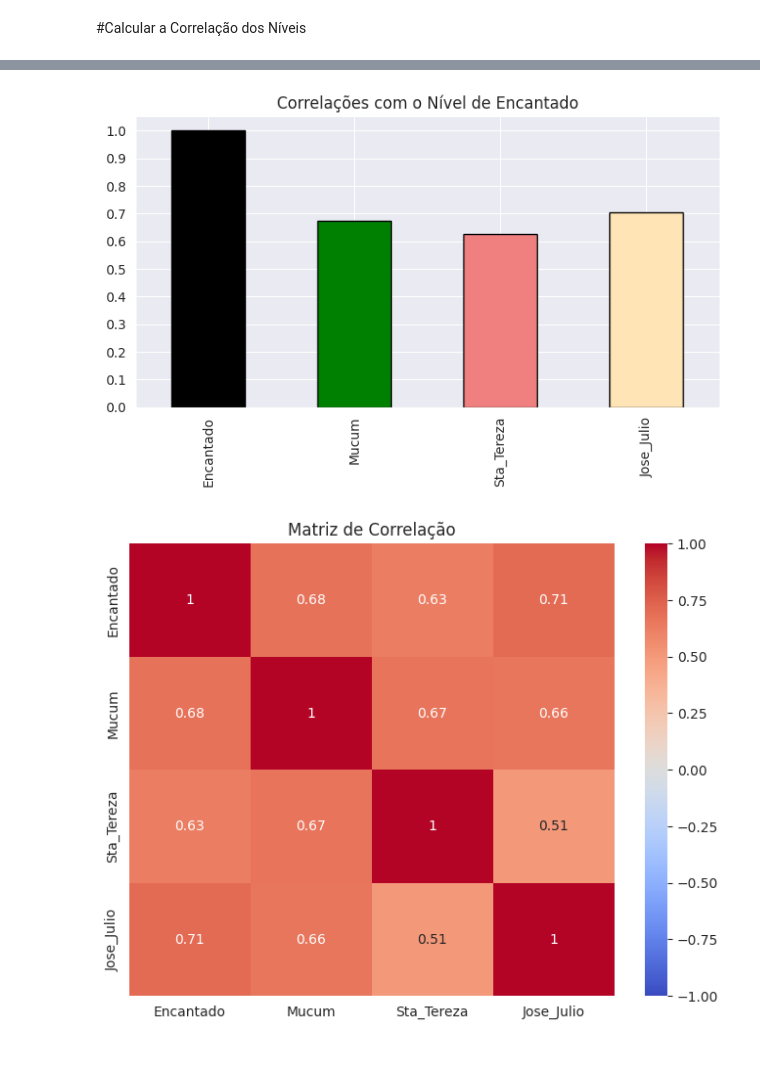
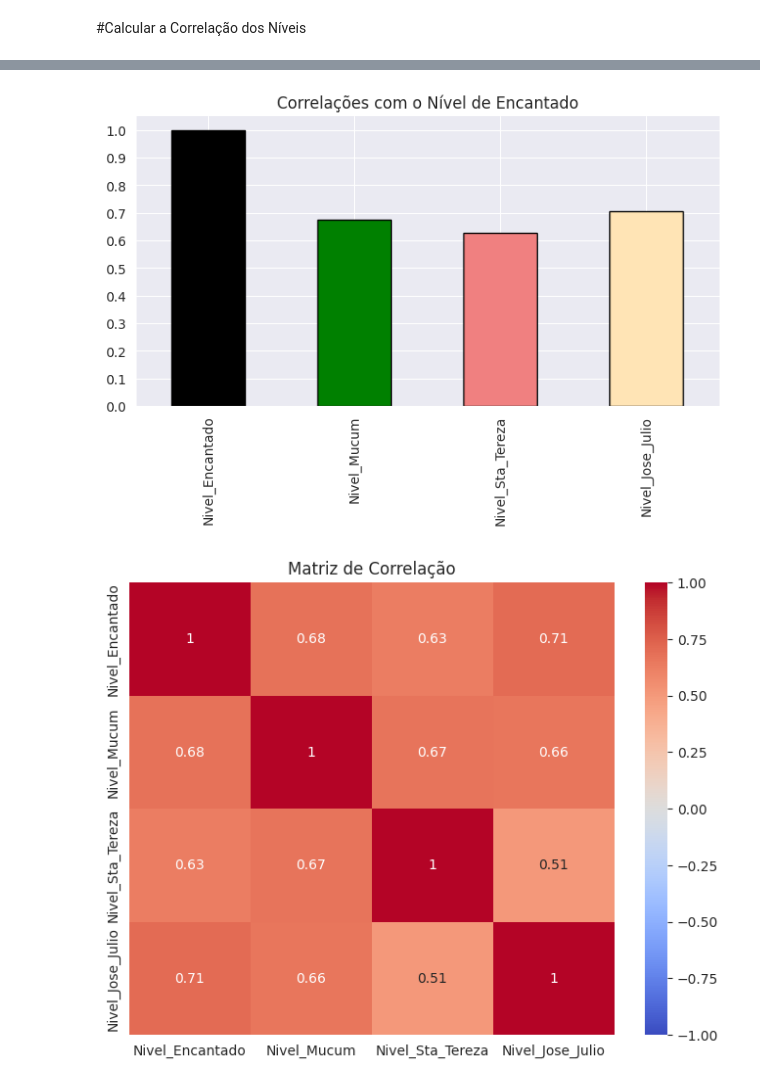
Before and after one commit to ksBrose/3DSGroup_BootcampDataScience, a Jupyter notebook: atividade.ipynb, the cells around one changed output, grey strips where cells are left out. Saved outputs shown, nothing was run; the diff lists cells and outputs as text; code cells hidden in the pictures; blank space fills up the shorter version.

```diff
--- a/atividade.ipynb
+++ b/atividade.ipynb
@@ -518,0 +505,30 @@ correlacao
+# %%
+niveis = [df_Encantado_unico['Nivel(cm)'],df_Mucum_unico['Nivel(cm)'],df_Sta_Tereza_unico['Nivel(cm)'],df_Jose_Julio_unico['Nivel(cm)']]
+niveis = pd.concat(niveis, axis=1)
+niveis.columns = ['Nivel_Encantado', 'Nivel_Mucum', 'Nivel_Sta_Tereza', 'Nivel_Jose_Julio']
+
+
+correlacao_niveis = niveis.corr()
+
+
+chuvas = [df_Encantado_unico['Chuva(mm)'],df_Mucum_unico['Chuva(mm)'],df_Sta_Tereza_unico['Chuva(mm)'],df_Jose_Julio_unico['Chuva(mm)']]
+chuvas = pd.concat(chuvas, axis=1)
+chuvas.columns = ['chuva_Encantado', 'chuva_Mucum', 'chuva_Sta_Tereza', 'chuva_Jose_Julio']
+
+correlacao_chuvas= chuvas.corr()
+
+vazoes = [df_Encantado_unico['Vazao(m3/s)'],df_Mucum_unico['Vazao(m3/s)'],df_Sta_Tereza_unico['Vazao(m3/s)'],df_Jose_Julio_unico['Vazao(m3/s)']]
+vazoes = pd.concat(vazoes, axis=1)
+vazoes.columns = ['Vazao_Encantado', 'Vazao_Mucum', 'Vazao_Sta_Tereza', 'Vazao_Jose_Julio']
+
+correlacao_vazoes = vazoes.corr()
+
+correlacoes = [correlacao_niveis, correlacao_chuvas, correlacao_vazoes]
+correlacoes = pd.concat(correlacoes, axis=1)
+
+df_geral = [niveis, chuvas, vazoes]
+df_geral = pd.concat(df_geral, axis=1)
+df_geral
+
+correlacao_geral = df_geral.corr()
+correlacao_geral
@@ -519,17 +549,17 @@ correlacao
 # %%
 # @title Encantado
 
 from matplotlib import pyplot as plt
-correlacao['Encantado'].plot(kind='bar', figsize=(8, 4), color = ['black','g','lightcoral','moccasin'], edgecolor='black', title='Correlações com o Nível de Encantado')
+correlacao_niveis['Nivel_Encantado'].plot(kind='bar', figsize=(8, 4), color = ['black','g','lightcoral','moccasin'], edgecolor='black', title='Correlações com o Nível de Encantado')
 plt.gca().spines[['top', 'right']].set_visible(False)
 plt.yticks(np.arange(0, 1.1, 0.1))
 plt.show()
 # %% [output]
-[figure, old version]
+[figure, new version]
 # %%
 plt.figure(figsize=(8, 6))  # Define o tamanho da figura
-sns.heatmap(correlacao, annot=True, cmap='coolwarm', vmin=-1, vmax=1)
+sns.heatmap(correlacao_niveis, annot=True, cmap='coolwarm', vmin=-1, vmax=1)
 plt.title('Matriz de Correlação')
 plt.show()
 # %% [output]
-[figure, old version]
+[figure, new version]
```
Also changed, not shown: parts of 9 cells of this notebook.
